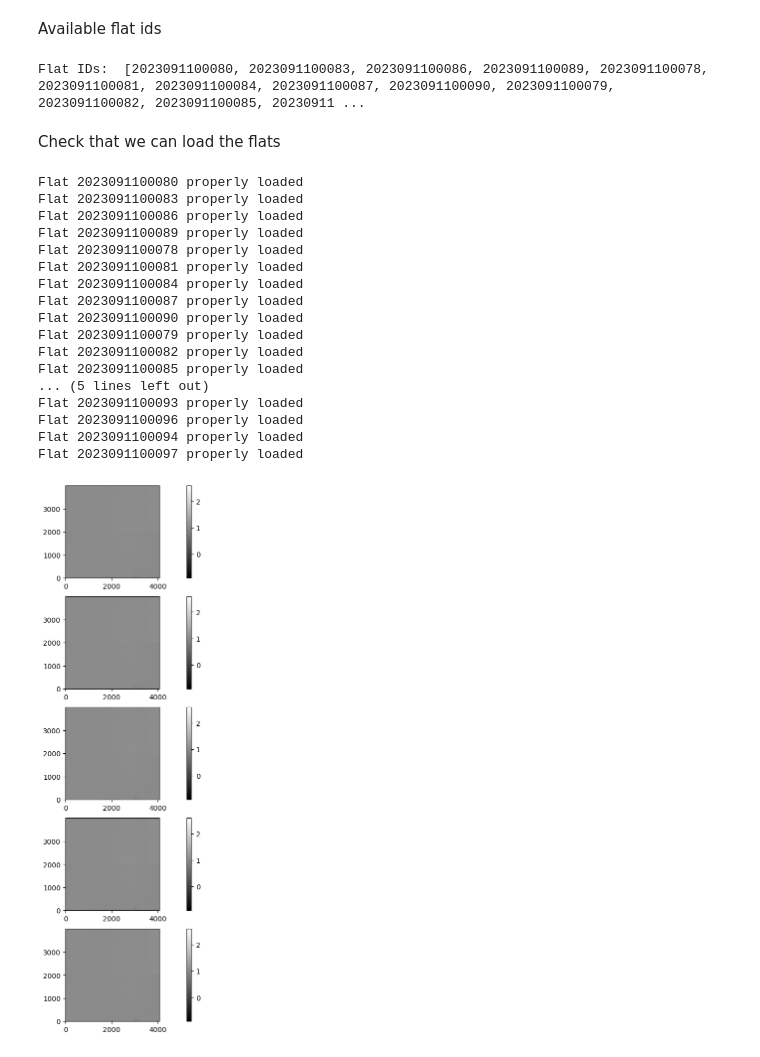
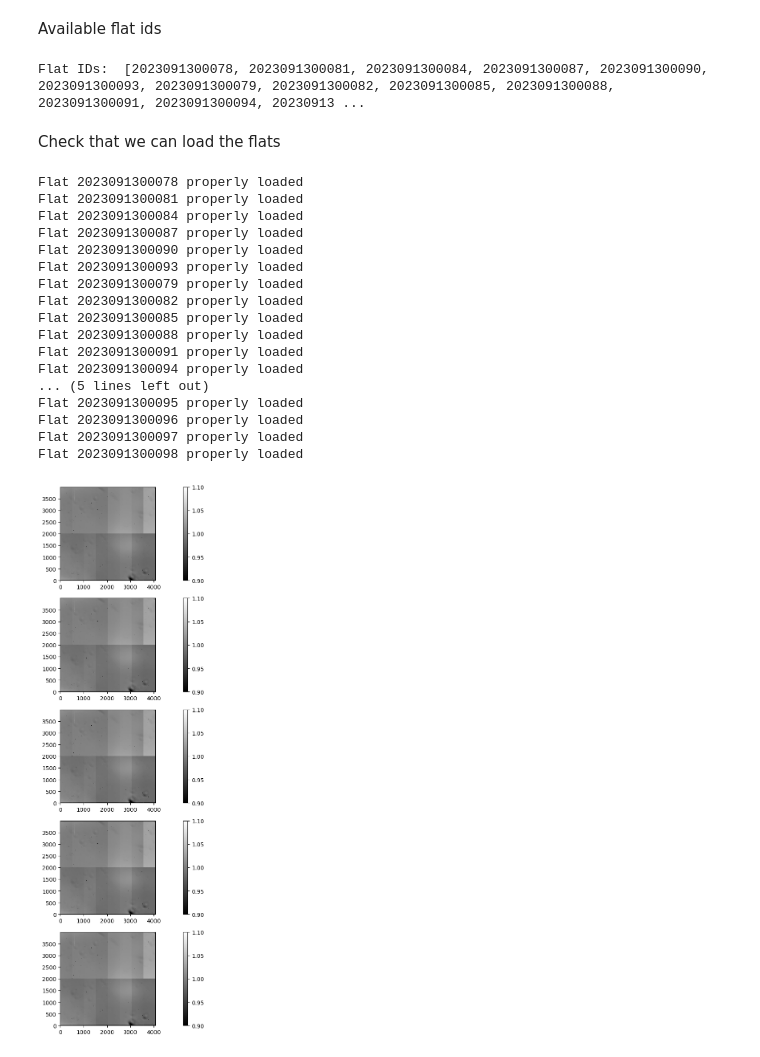
Before and after one commit to mrmonroy/AuxTel_summit_tests_2023, a Jupyter notebook: special_flats_median_smoothing/02_find_master_flats.ipynb, the cells around one changed output. Cells and saved outputs as stored; diff of their text form; code cells hidden in the pictures.

```diff
--- a/special_flats_median_smoothing/02_find_master_flats.ipynb
+++ b/special_flats_median_smoothing/02_find_master_flats.ipynb
@@ -87,7 +87,7 @@ print(flat_dates)
 # %% [markdown]
 ### We select a date close to the that of the spectra that we want to deflat:
 # %%
-flat_date = 20230911
+flat_date = 20230913
 # %% [markdown]
 Available flat ids
 # %%
@@ -97,7 +97,7 @@ for flat_ in flats_records:
         flats_selected.append(flat_.id)
 print('Flat IDs: ', flats_selected)
 # %% [output]
-Flat IDs:  [2023091100080, 2023091100083, 2023091100086, 2023091100089, 2023091100078, 2023091100081, 2023091100084, 2023091100087, 2023091100090, 2023091100079, 2023091100082, 2023091100085, 20230911 ...
+Flat IDs:  [2023091300078, 2023091300081, 2023091300084, 2023091300087, 2023091300090, 2023091300093, 2023091300079, 2023091300082, 2023091300085, 2023091300088, 2023091300091, 2023091300094, 20230913 ...
 # %% [markdown]
 Check that we can load the flats
 # %%
@@ -113,38 +113,39 @@ for fid_ in flats_selected:
     except:
         print('Could not load flat {0}'.format(fid_))
 # %% [output]
-Flat 2023091100080 properly loaded
-Flat 2023091100083 properly loaded
-Flat 2023091100086 properly loaded
-Flat 2023091100089 properly loaded
-Flat 2023091100078 properly loaded
-Flat 2023091100081 properly loaded
-Flat 2023091100084 properly loaded
-Flat 2023091100087 properly loaded
-Flat 2023091100090 properly loaded
-Flat 2023091100079 properly loaded
-Flat 2023091100082 properly loaded
-Flat 2023091100085 properly loaded
+Flat 2023091300078 properly loaded
+Flat 2023091300081 properly loaded
+Flat 2023091300084 properly loaded
+Flat 2023091300087 properly loaded
+Flat 2023091300090 properly loaded
+Flat 2023091300093 properly loaded
+Flat 2023091300079 properly loaded
+Flat 2023091300082 properly loaded
+Flat 2023091300085 properly loaded
+Flat 2023091300088 properly loaded
+Flat 2023091300091 properly loaded
+Flat 2023091300094 properly loaded
 ... (5 lines left out)
-Flat 2023091100093 properly loaded
-Flat 2023091100096 properly loaded
-Flat 2023091100094 properly loaded
-Flat 2023091100097 properly loaded
+Flat 2023091300095 properly loaded
+Flat 2023091300096 properly loaded
+Flat 2023091300097 properly loaded
+Flat 2023091300098 properly loaded
 # %%
 plot_flats = True
 max_plots = 5
 # %%
 if plot_flats:
     fig = plt.figure(figsize=(14,14))
     for i,fid_ in enumerate(flats_selected):
         if i<max_plots:
             flat_img_ = butler.get(
                 "flat",
                 instrument="LATISS", exposure=fid_, detector=0,
                 collections=calibCollections)
             data_ = flat_img_.getImage().array
             ax = fig.add_subplot(max_plots,1,i+1)
-            im = ax.imshow(data_,cmap="gray",origin='lower')#,norm=LogNorm())
+            im = ax.imshow(data_,cmap="gray",origin='lower',vmin=0.9,vmax=1.1)#,norm=LogNorm())
             plt.colorbar(im,ax=ax)
+plt.tight_layout()
 # %% [output]
-[figure, old version]
+[figure, new version]
```
Also changed, not shown: parts of 3 cells of this notebook.
